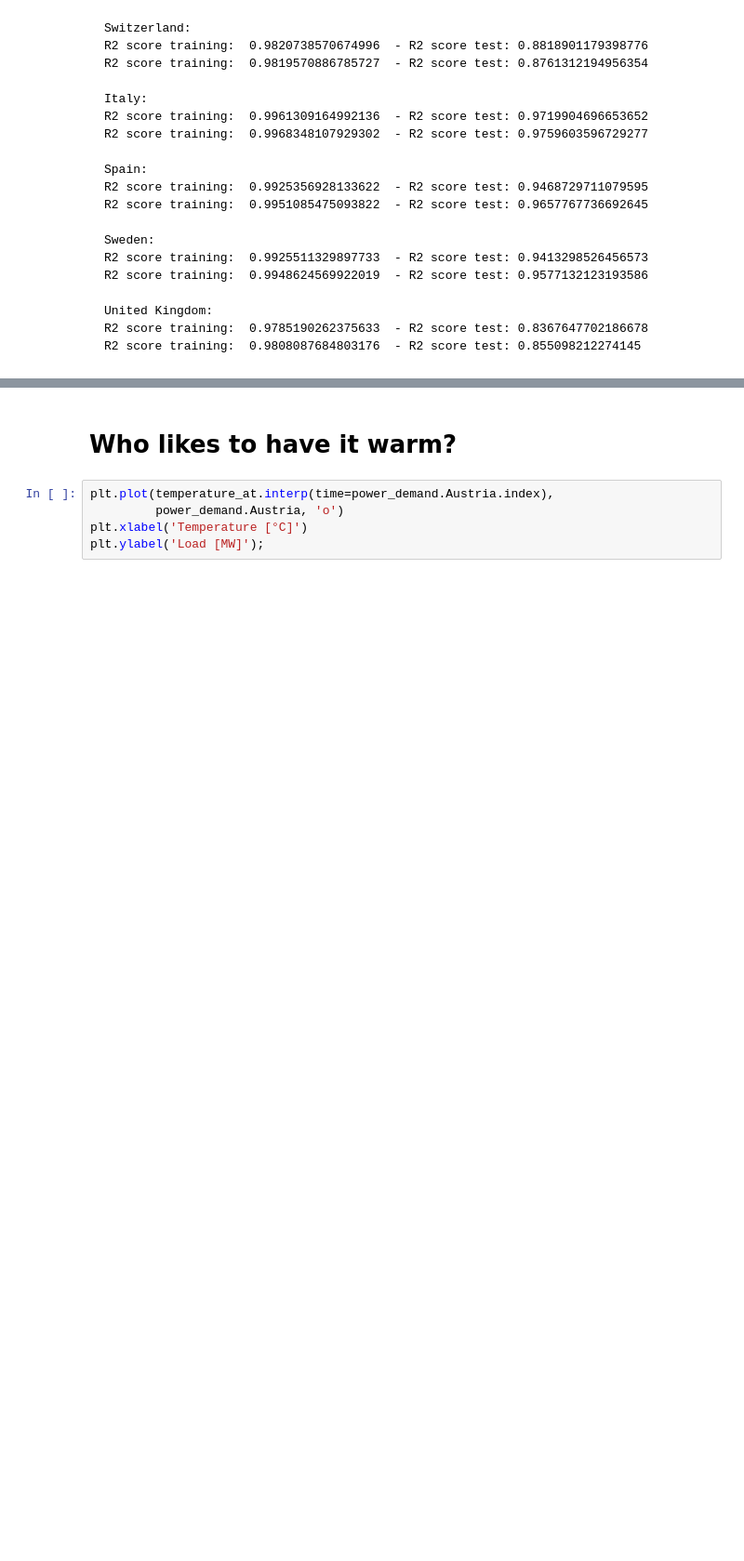
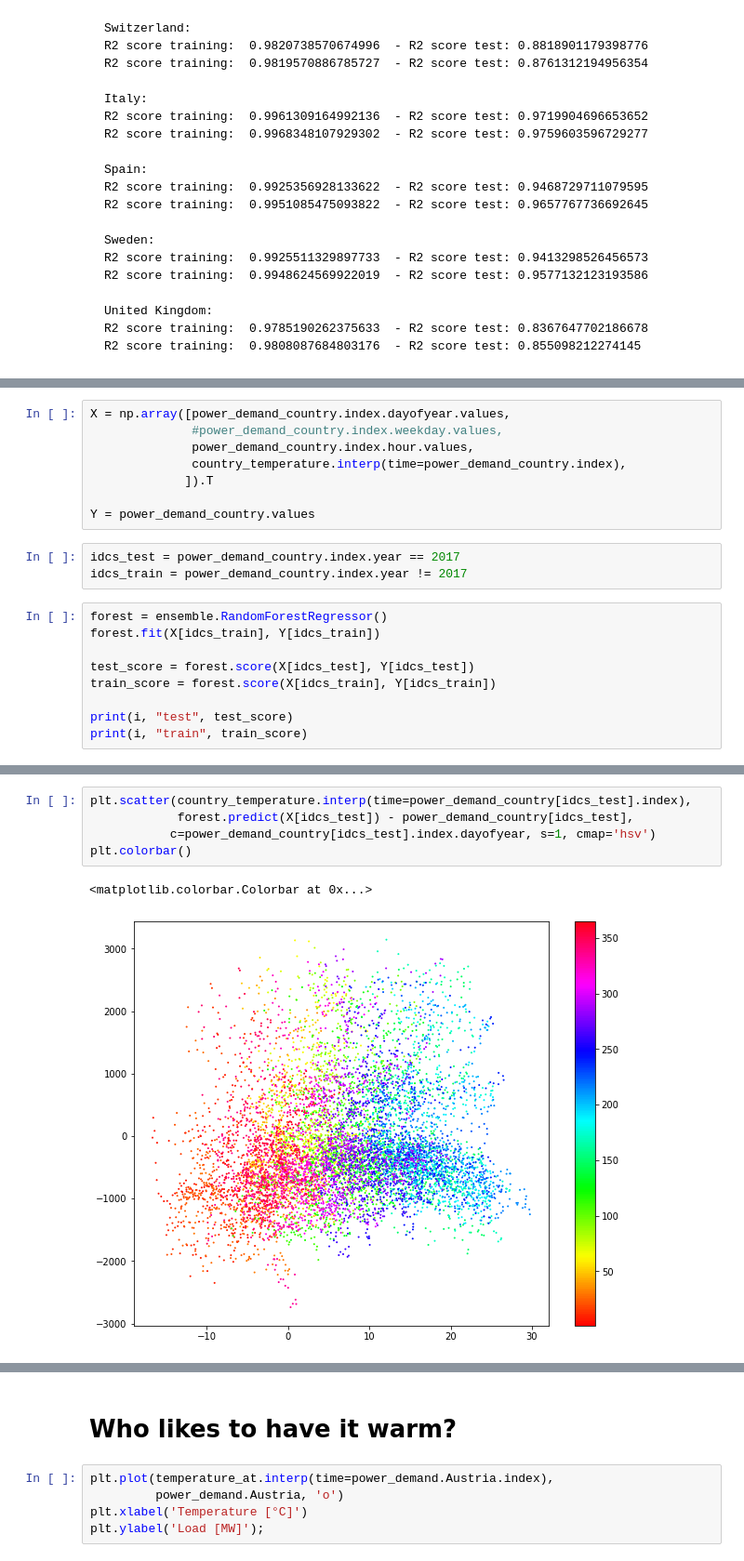
Before and after one commit to inwe-boku/lecture-scientific-computing, a Jupyter notebook: lecture08-xarray/lecture08.ipynb, the cells around one changed output, grey strips where cells are left out. Shown at 93% size. Drawn from its saved outputs; the diff is of its cells as text; blank space fills up the shorter version.

```diff
--- a/lecture08-xarray/lecture08.ipynb
+++ b/lecture08-xarray/lecture08.ipynb
@@ -418,0 +601,20 @@ R2 score training:  0.9808087684803176  - R2 score test: 0.855098212274145
+# %%
+X = np.array([power_demand_country.index.dayofyear.values,
+              #power_demand_country.index.weekday.values,
+              power_demand_country.index.hour.values,
+              country_temperature.interp(time=power_demand_country.index),
+             ]).T
+
+Y = power_demand_country.values
+# %%
+idcs_test = power_demand_country.index.year == 2017
+idcs_train = power_demand_country.index.year != 2017
+# %%
+forest = ensemble.RandomForestRegressor()
+forest.fit(X[idcs_train], Y[idcs_train])
+
+test_score = forest.score(X[idcs_test], Y[idcs_test])
+train_score = forest.score(X[idcs_train], Y[idcs_train])
+
+print(i, "test", test_score)
+print(i, "train", train_score)
@@ -418,0 +632,8 @@ R2 score training:  0.9808087684803176  - R2 score test: 0.855098212274145
+# %%
+plt.scatter(country_temperature.interp(time=power_demand_country[idcs_test].index),
+            forest.predict(X[idcs_test]) - power_demand_country[idcs_test],
+           c=power_demand_country[idcs_test].index.dayofyear, s=1, cmap='hsv')
+plt.colorbar()
+# %% [output]
+<matplotlib.colorbar.Colorbar at 0x...>
+[figure, added]
```
Also changed, not shown: parts of 52 cells of this notebook.
